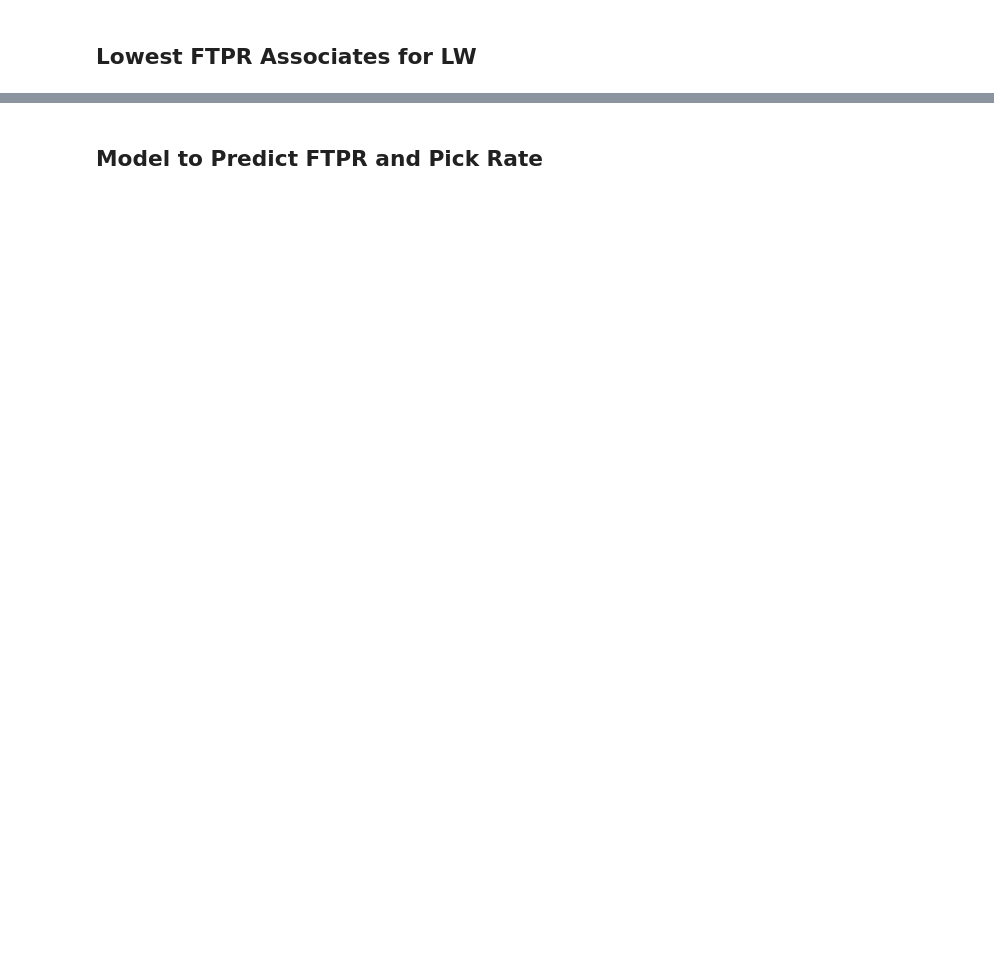
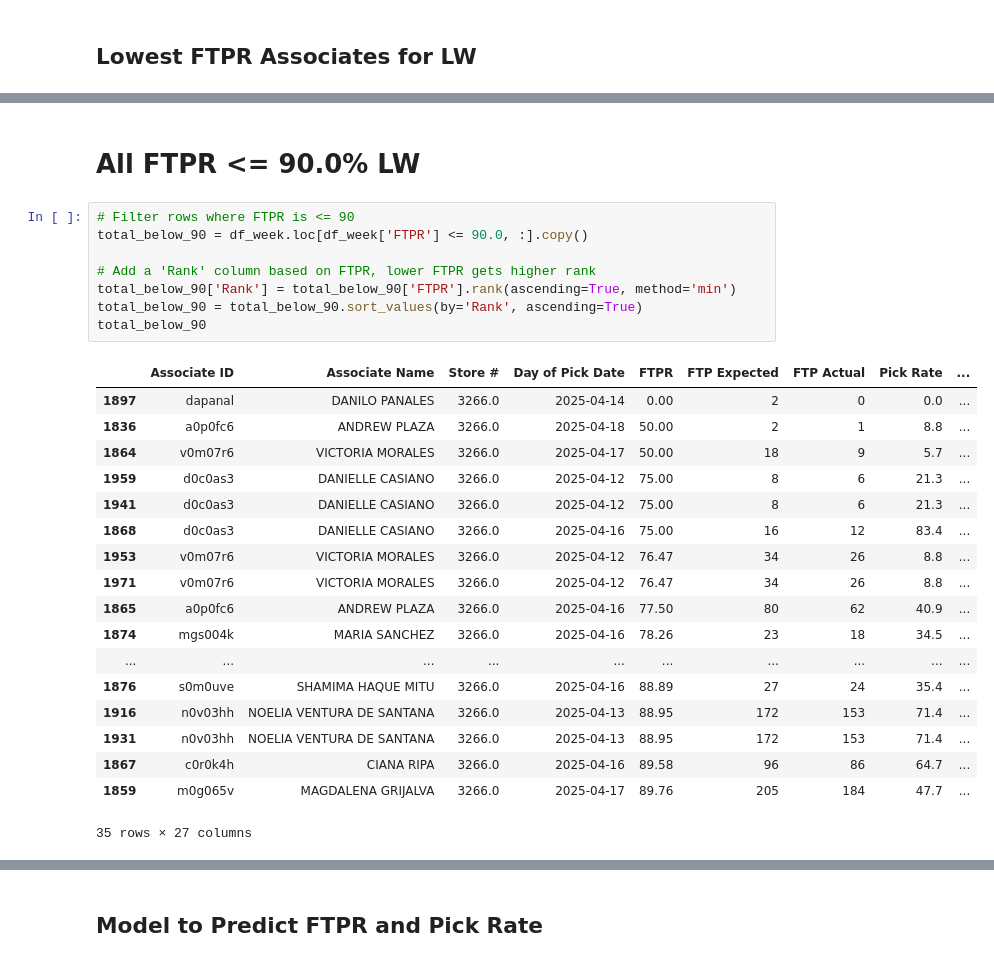
Before and after one commit to toogoodbruh/WalmartMetrics, a Jupyter notebook: WalmartAssociateMetrics.ipynb, the cells around one changed output, grey strips where cells are left out. Cells and saved outputs as stored; diff of their text form; blank space fills up the shorter version.

```diff
--- a/WalmartAssociateMetrics.ipynb
+++ b/WalmartAssociateMetrics.ipynb
@@ -1646,0 +1648,29 @@ Week: 2025-04-12 - 2025-04-18
+# %% [markdown]
+<h1>All FTPR <= 90.0% LW</h1>
+# %%
+# Filter rows where FTPR is <= 90
+total_below_90 = df_week.loc[df_week['FTPR'] <= 90.0, :].copy()
+
+# Add a 'Rank' column based on FTPR, lower FTPR gets higher rank
+total_below_90['Rank'] = total_below_90['FTPR'].rank(ascending=True, method='min')
+total_below_90 = total_below_90.sort_values(by='Rank', ascending=True)
+total_below_90
+# %% [output]
+|  | Associate ID | Associate Name | Store # | Day of Pick Date | FTPR | FTP Expected | FTP Actual | Pick Rate | ... |
+| 1897 | dapanal | DANILO PANALES | 3266.0 | 2025-04-14 | 0.00 | 2 | 0 | 0.0 | ... |
+| 1836 | a0p0fc6 | ANDREW PLAZA | 3266.0 | 2025-04-18 | 50.00 | 2 | 1 | 8.8 | ... |
+| 1864 | v0m07r6 | VICTORIA MORALES | 3266.0 | 2025-04-17 | 50.00 | 18 | 9 | 5.7 | ... |
+| 1959 | d0c0as3 | DANIELLE CASIANO | 3266.0 | 2025-04-12 | 75.00 | 8 | 6 | 21.3 | ... |
+| 1941 | d0c0as3 | DANIELLE CASIANO | 3266.0 | 2025-04-12 | 75.00 | 8 | 6 | 21.3 | ... |
+| 1868 | d0c0as3 | DANIELLE CASIANO | 3266.0 | 2025-04-16 | 75.00 | 16 | 12 | 83.4 | ... |
+| 1953 | v0m07r6 | VICTORIA MORALES | 3266.0 | 2025-04-12 | 76.47 | 34 | 26 | 8.8 | ... |
+| 1971 | v0m07r6 | VICTORIA MORALES | 3266.0 | 2025-04-12 | 76.47 | 34 | 26 | 8.8 | ... |
+| 1865 | a0p0fc6 | ANDREW PLAZA | 3266.0 | 2025-04-16 | 77.50 | 80 | 62 | 40.9 | ... |
+| 1874 | mgs004k | MARIA SANCHEZ | 3266.0 | 2025-04-16 | 78.26 | 23 | 18 | 34.5 | ... |
+| ... | ... | ... | ... | ... | ... | ... | ... | ... | ... |
+| 1876 | s0m0uve | SHAMIMA HAQUE MITU | 3266.0 | 2025-04-16 | 88.89 | 27 | 24 | 35.4 | ... |
+| 1916 | n0v03hh | NOELIA VENTURA DE SANTANA | 3266.0 | 2025-04-13 | 88.95 | 172 | 153 | 71.4 | ... |
+| 1931 | n0v03hh | NOELIA VENTURA DE SANTANA | 3266.0 | 2025-04-13 | 88.95 | 172 | 153 | 71.4 | ... |
+| 1867 | c0r0k4h | CIANA RIPA | 3266.0 | 2025-04-16 | 89.58 | 96 | 86 | 64.7 | ... |
+| 1859 | m0g065v | MAGDALENA GRIJALVA | 3266.0 | 2025-04-17 | 89.76 | 205 | 184 | 47.7 | ... |
+35 rows × 27 columns
```
Also changed, not shown: parts of 44 cells of this notebook.
